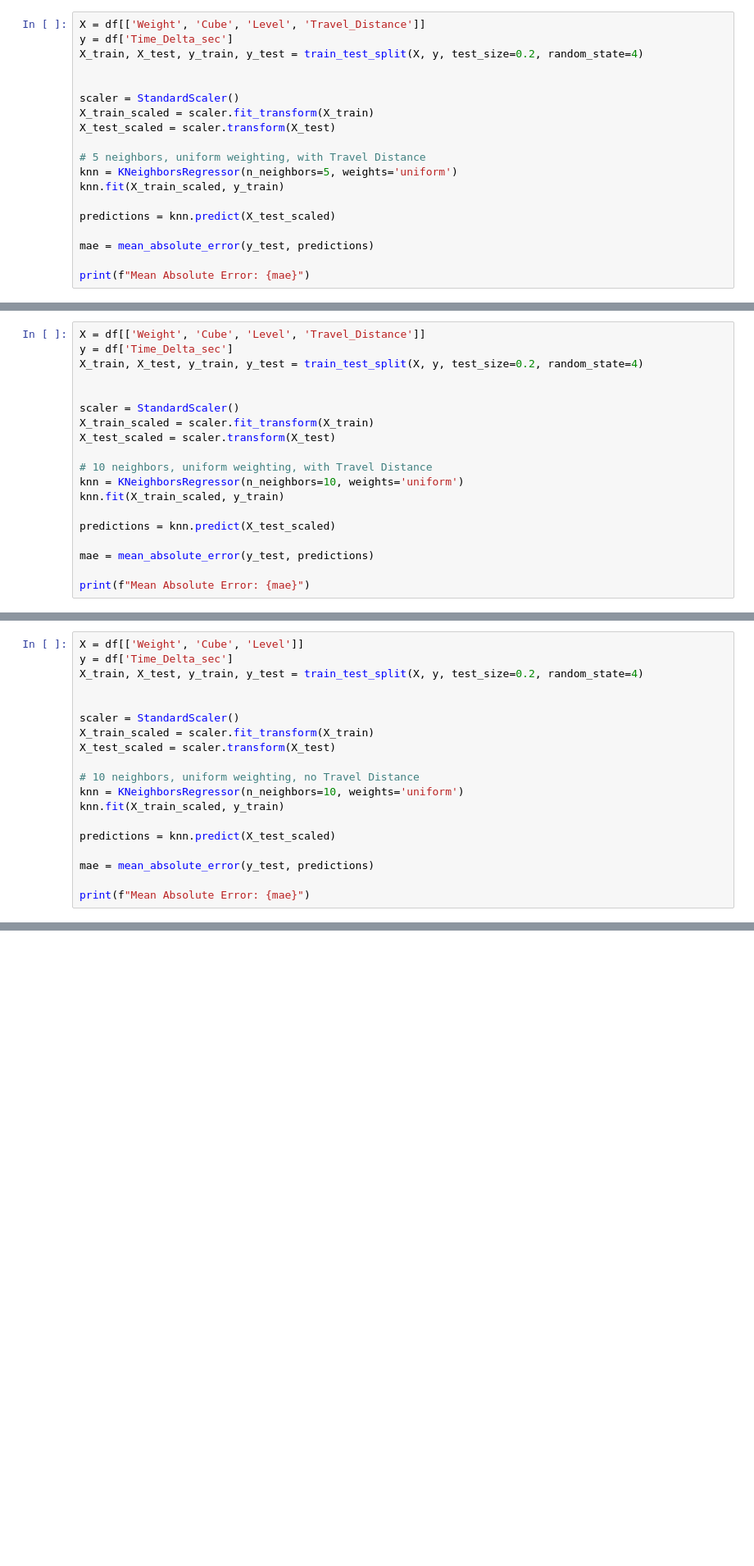
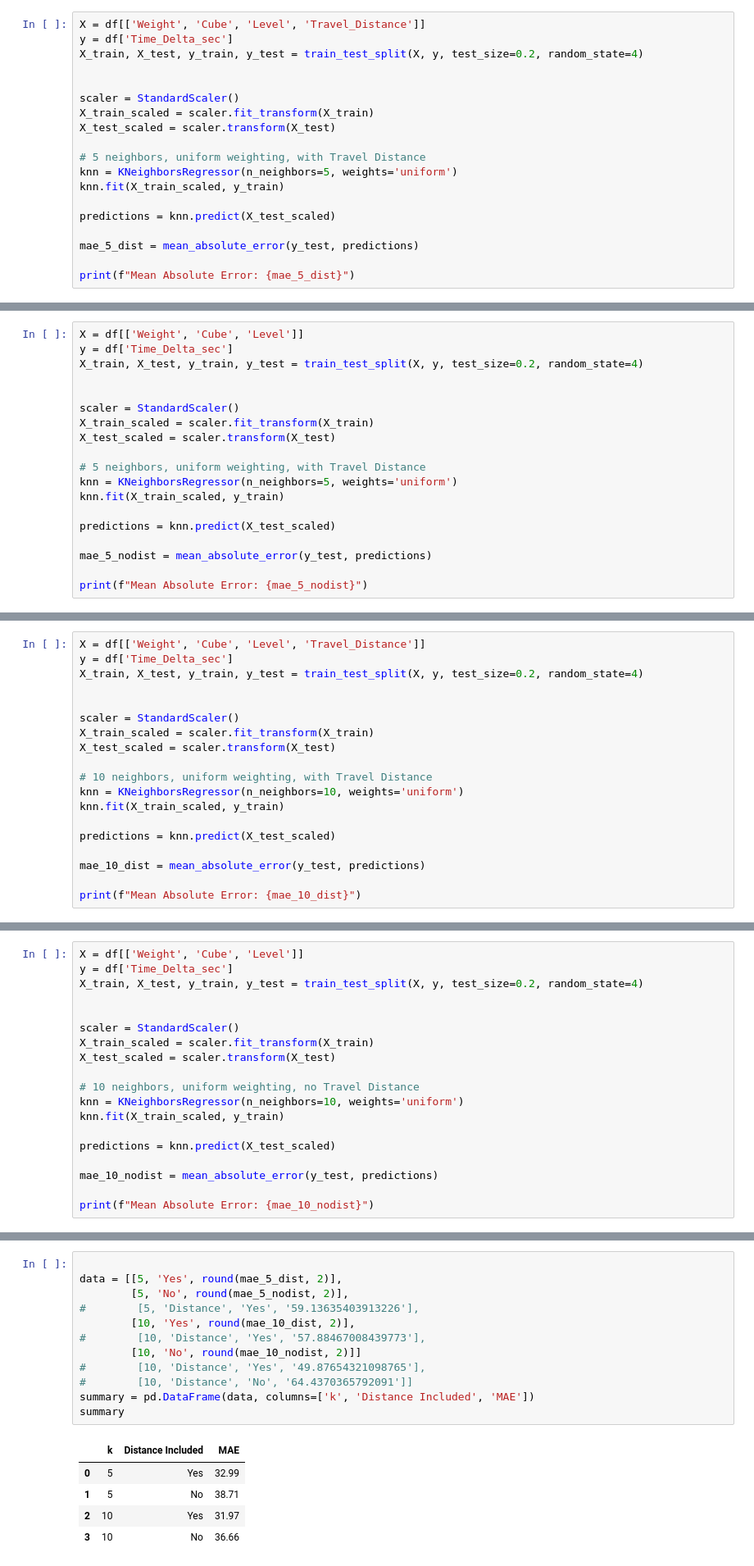
Before and after one commit to JiashenWangg/Lucas_Systems_Capstone_Project, a Jupyter notebook: OE_workcode30_knn.ipynb, the cells around one changed output, grey strips where cells are left out. Shown at 82% size. Cells and saved outputs as stored; diff of their text form; blank space fills up the shorter version.

```diff
--- a/OE_workcode30_knn.ipynb
+++ b/OE_workcode30_knn.ipynb
@@ -38,7 +39,7 @@ knn.fit(X_train_scaled, y_train)
 
 predictions = knn.predict(X_test_scaled)
 
-mae = mean_absolute_error(y_test, predictions)
+mae_5_dist = mean_absolute_error(y_test, predictions)
 
-print(f"Mean Absolute Error: {mae}")
+print(f"Mean Absolute Error: {mae_5_dist}")
 # %% [output]
@@ -63,0 +65,19 @@ plt.show()
+# %%
+X = df[['Weight', 'Cube', 'Level']]
+y = df['Time_Delta_sec']
+X_train, X_test, y_train, y_test = train_test_split(X, y, test_size=0.2, random_state=4)
+
+
+scaler = StandardScaler()
+X_train_scaled = scaler.fit_transform(X_train)
+X_test_scaled = scaler.transform(X_test)
+
+# 5 neighbors, uniform weighting, with Travel Distance
+knn = KNeighborsRegressor(n_neighbors=5, weights='uniform')
+knn.fit(X_train_scaled, y_train)
+
+predictions = knn.predict(X_test_scaled)
+
+mae_5_nodist = mean_absolute_error(y_test, predictions)
+
+print(f"Mean Absolute Error: {mae_5_nodist}")
@@ -116,7 +156,7 @@ knn.fit(X_train_scaled, y_train)
 
 predictions = knn.predict(X_test_scaled)
 
-mae = mean_absolute_error(y_test, predictions)
+mae_10_dist = mean_absolute_error(y_test, predictions)
 
-print(f"Mean Absolute Error: {mae}")
+print(f"Mean Absolute Error: {mae_10_dist}")
 # %% [output]
@@ -194,7 +234,7 @@ knn.fit(X_train_scaled, y_train)
 
 predictions = knn.predict(X_test_scaled)
 
-mae = mean_absolute_error(y_test, predictions)
+mae_10_nodist = mean_absolute_error(y_test, predictions)
 
-print(f"Mean Absolute Error: {mae}")
+print(f"Mean Absolute Error: {mae_10_nodist}")
 # %% [output]
@@ -275,0 +317,18 @@ plt.show()
+# %%
+
+data = [[5, 'Yes', round(mae_5_dist, 2)],
+        [5, 'No', round(mae_5_nodist, 2)],
+#        [5, 'Distance', 'Yes', '59.13635403913226'],
+        [10, 'Yes', round(mae_10_dist, 2)],
+#        [10, 'Distance', 'Yes', '57.88467008439773'],
+        [10, 'No', round(mae_10_nodist, 2)]]
+#        [10, 'Distance', 'Yes', '49.87654321098765'],
+#        [10, 'Distance', 'No', '64.4370365792091']]
+summary = pd.DataFrame(data, columns=['k', 'Distance Included', 'MAE'])
+summary
+# %% [output]
+|  | k | Distance Included | MAE |
+| 0 | 5 | Yes | 32.99 |
+| 1 | 5 | No | 38.71 |
+| 2 | 10 | Yes | 31.97 |
+| 3 | 10 | No | 36.66 |
```
Also changed, not shown: parts of 17 cells of this notebook, 1 other file.
